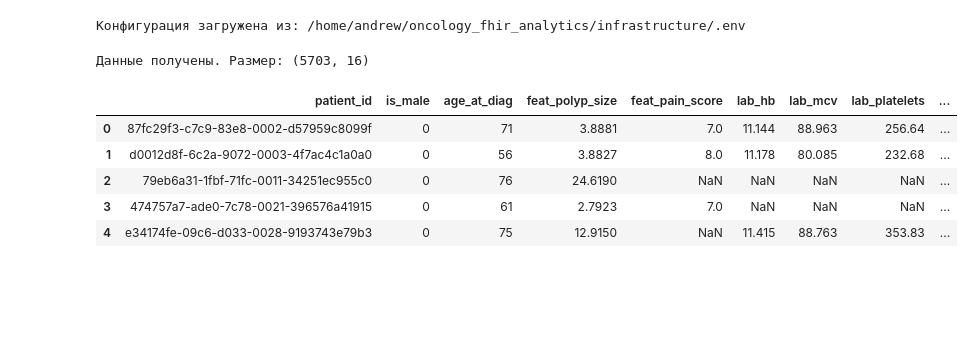
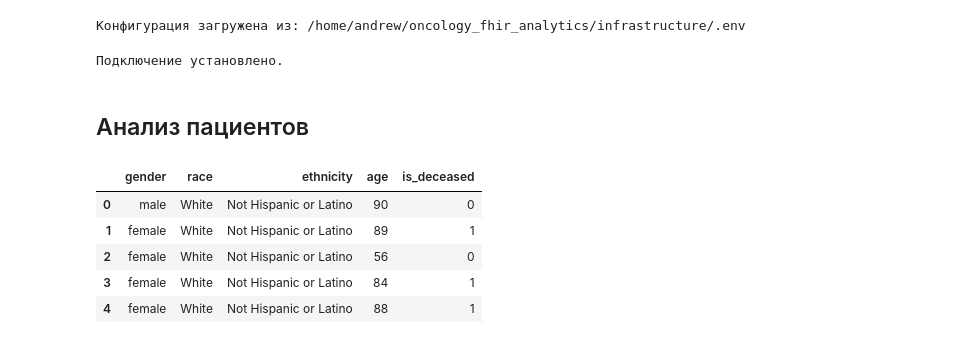
Before and after one commit to BalshowAndrew/oncology_fhir_analytics, a Jupyter notebook: notebooks/01_eda_clickhouse.ipynb, the cells around one changed output. Saved outputs shown, nothing was run; the diff lists cells and outputs as text; code cells hidden in the pictures; blank space fills up the shorter version.

```diff
--- a/notebooks/01_eda_clickhouse.ipynb
+++ b/notebooks/01_eda_clickhouse.ipynb
@@ -29,17 +29,31 @@ client = clickhouse_connect.get_client(
     password=os.getenv('CLICKHOUSE_PASSWORD', ''),
     database=os.getenv('CLICKHOUSE_DB', 'default')
 )
+
+def query_df(sql):
+    return client.query_df(sql)
+
+print("Подключение установлено.")
+# %% [output]
+Подключение установлено.
-# %%
-df = client.query_df("SELECT * FROM ready_for_ml")
-print(f"Данные получены. Размер: {df.shape}")
-# %% [output]
-Данные получены. Размер: (5703, 16)
+# %% [markdown]
+## Анализ пациентов
+# %%
+df_patients = query_df("""
+SELECT
+    gender,
+    race,
+    ethnicity,
+    dateDiff('year', birth_date, today()) as age,
+    is_deceased
+FROM oncology.patients
+""")
 # %%
-df.head()
+df_patients.head()
 # %% [output]
-|  | patient_id | is_male | age_at_diag | feat_polyp_size | feat_pain_score | lab_hb | lab_mcv | lab_platelets | ... |
-| 0 | 87fc29f3-c7c9-83e8-0002-d57959c8099f | 0 | 71 | 3.8881 | 7.0 | 11.144 | 88.963 | 256.64 | ... |
-| 1 | d0012d8f-6c2a-9072-0003-4f7ac4c1a0a0 | 0 | 56 | 3.8827 | 8.0 | 11.178 | 80.085 | 232.68 | ... |
-| 2 | 79eb6a31-1fbf-71fc-0011-34251ec955c0 | 0 | 76 | 24.6190 | NaN | NaN | NaN | NaN | ... |
-| 3 | 474757a7-ade0-7c78-0021-396576a41915 | 0 | 61 | 2.7923 | 7.0 | NaN | NaN | NaN | ... |
-| 4 | e34174fe-09c6-d033-0028-9193743e79b3 | 0 | 75 | 12.9150 | NaN | 11.415 | 88.763 | 353.83 | ... |
+|  | gender | race | ethnicity | age | is_deceased |
+| 0 | male | White | Not Hispanic or Latino | 90 | 0 |
+| 1 | female | White | Not Hispanic or Latino | 89 | 1 |
+| 2 | female | White | Not Hispanic or Latino | 56 | 0 |
+| 3 | female | White | Not Hispanic or Latino | 84 | 1 |
+| 4 | female | White | Not Hispanic or Latino | 88 | 1 |
```
Also changed, not shown: parts of 15 cells of this notebook.
